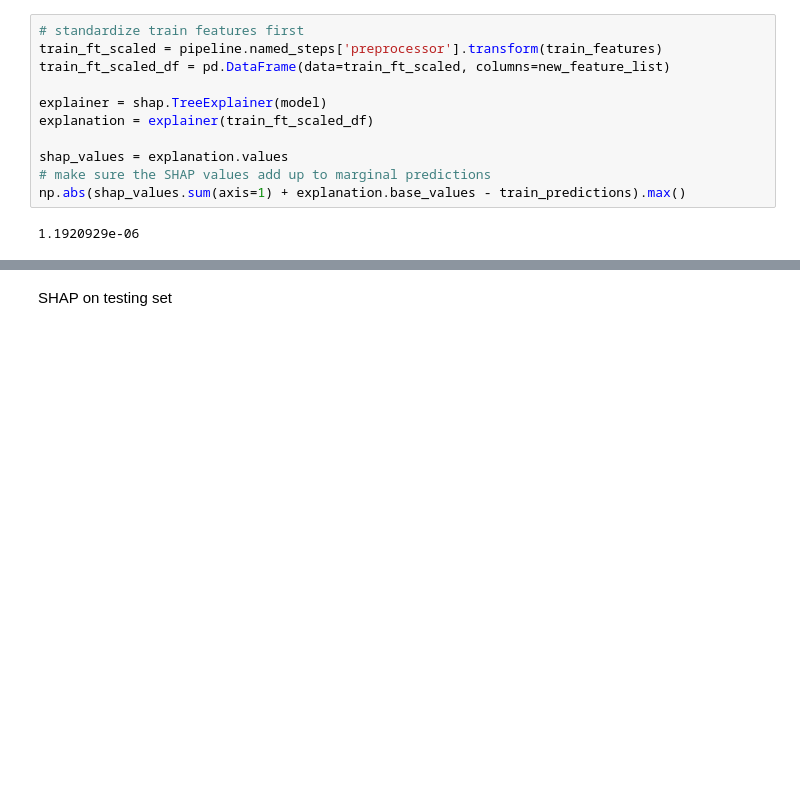
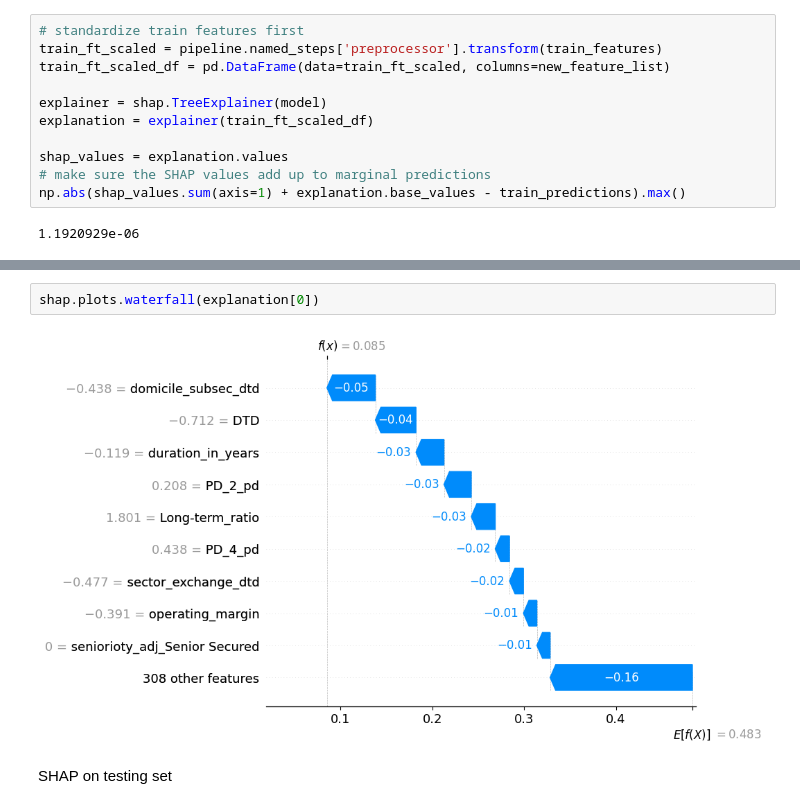
Before and after one commit to hoanguyen94/Recovery-rate-prediction, a Jupyter notebook: src/XGBoost.ipynb, the cells around one changed output, grey strips where cells are left out. Cells and saved outputs as stored; diff of their text form; blank space fills up the shorter version.

```diff
--- a/src/XGBoost.ipynb
+++ b/src/XGBoost.ipynb
@@ -313,3 +319,7 @@ plt.show()
+# %%
+shap.plots.waterfall(explanation[0])
+# %% [output]
+[figure, added]
 # %% [markdown]
 SHAP on testing set
 # %%
```
Also changed, not shown: parts of 7 cells of this notebook, 30 other files.
